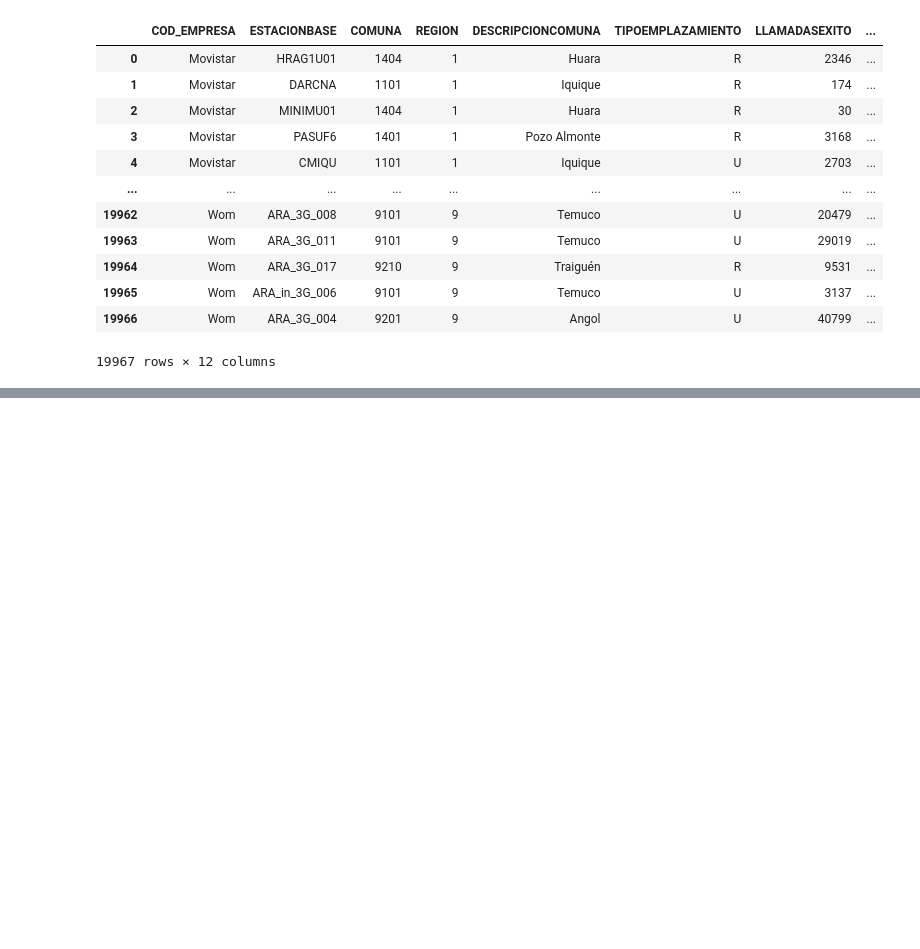
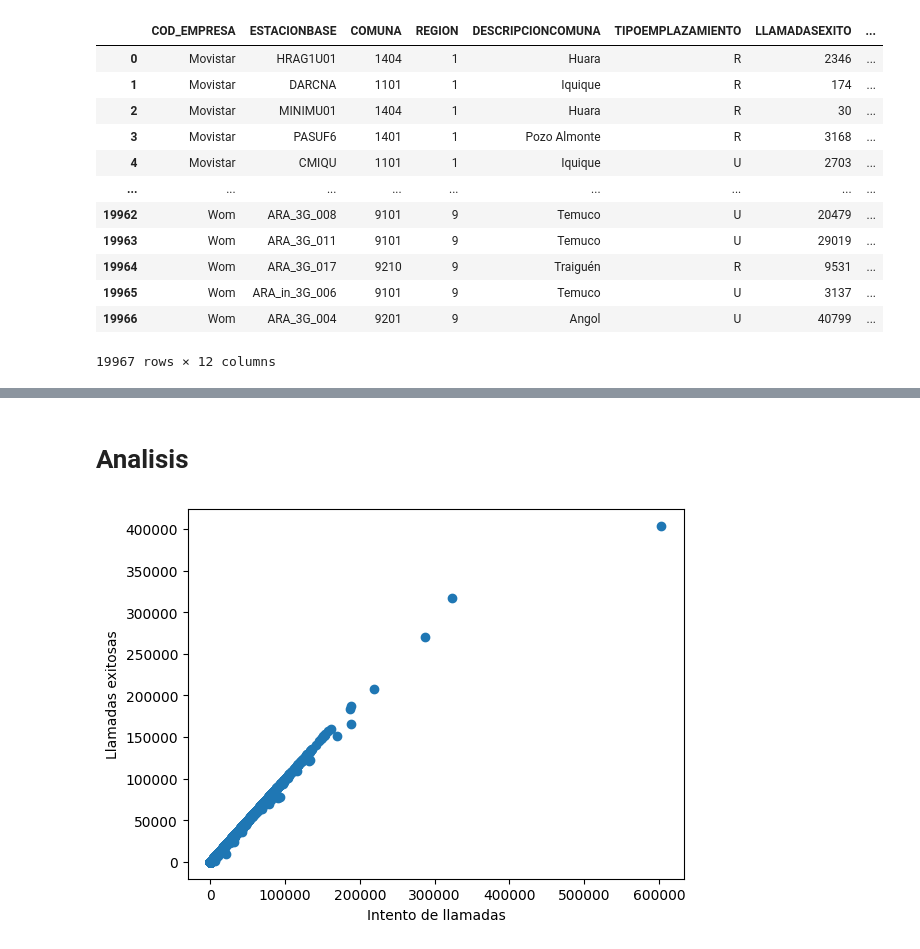
Before and after one commit to Branlut/Calidad-red-movil-chile, a Jupyter notebook: analisis_calidad_red_movil.ipynb, the cells around one changed output, grey strips where cells are left out. Cells and saved outputs as stored; diff of their text form; code cells hidden in the pictures; blank space fills up the shorter version.

```diff
--- a/analisis_calidad_red_movil.ipynb
+++ b/analisis_calidad_red_movil.ipynb
@@ -97,6 +99,7 @@ df_red
 19967 rows × 12 columns
 # %%
 df_red['COMUNA']=df_red['COMUNA'].astype('object')
+df_red['REGION']=df_red['REGION'].astype('object')
 df_red.info()
 # %% [output]
 <class 'pandas.core.frame.DataFrame'>
@@ -193,0 +136,11 @@ df_llamada_interrumpida
+# %% [markdown]
+# Analisis
+# %%
+fig, axes =plt.subplots()
+
+axes.scatter(df_red['INTENTOLLAMADA'],df_red['LLAMADASEXITO'])
+plt.xlabel('Intento de llamadas')
+plt.ylabel('Llamadas exitosas')
+plt.show()
+# %% [output]
+[figure, added]
```
Also changed, not shown: parts of 27 cells of this notebook.
